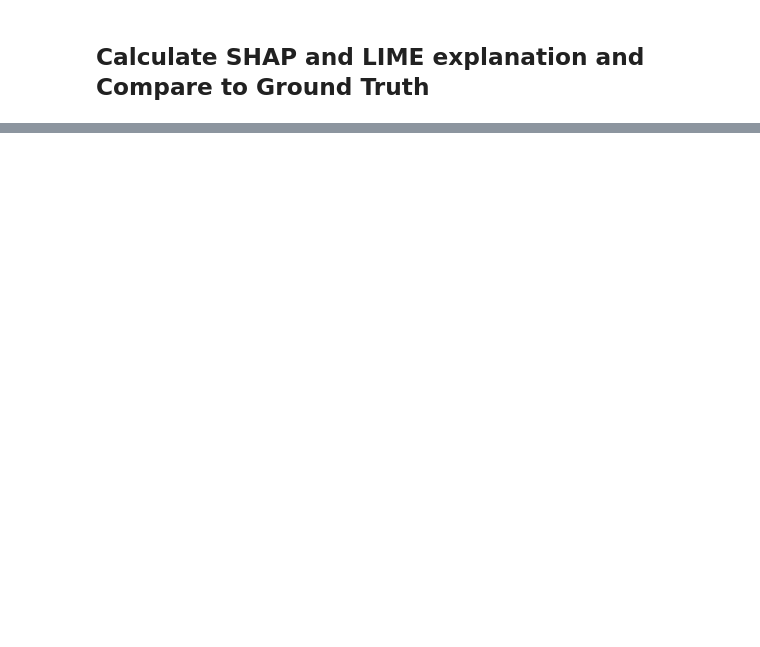
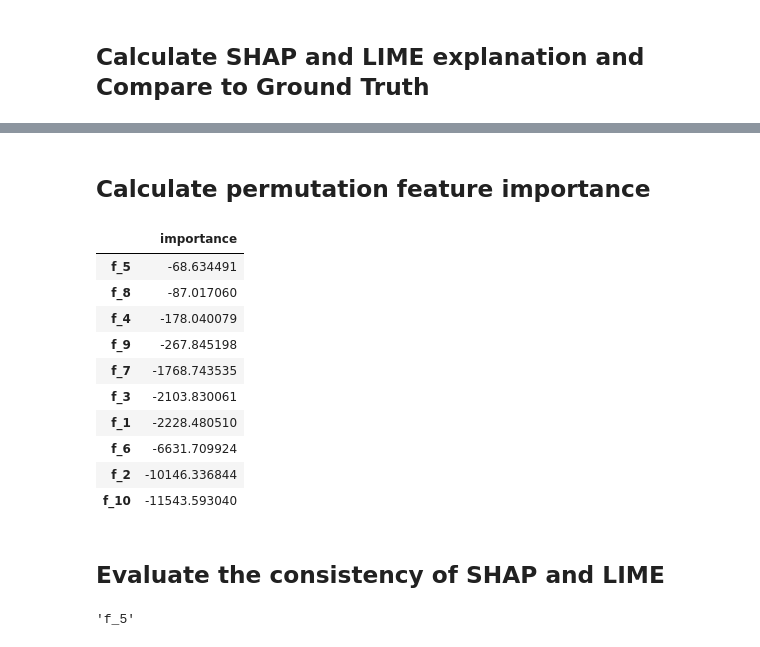
Before and after one commit to emunaran/xai-compare, a Jupyter notebook: explainer_comparison/comparison_tests/fluorescent_test.ipynb, the cells around one changed output, grey strips where cells are left out. Cells and saved outputs as stored; diff of their text form; code cells hidden in the pictures; blank space fills up the shorter version.

```diff
--- a/explainer_comparison/comparison_tests/fluorescent_test.ipynb
+++ b/explainer_comparison/comparison_tests/fluorescent_test.ipynb
@@ -77,0 +100,21 @@ plt.show()
+# %% [markdown]
+## Calculate permutation feature importance
+# %%
+feature_importances = permutation_feature_importance(model, X_test, y_test, metric='mse', random_state=42)
+
+feature_importances_df = pd.DataFrame.from_dict(feature_importances, orient='index', columns=['importance'])
+feature_importances_df = feature_importances_df.sort_values(by='importance', ascending=False)
+
+feature_importances_df
+# %% [output]
+|  | importance |
+| f_5 | -68.634491 |
+| f_8 | -87.017060 |
+| f_4 | -178.040079 |
+| f_9 | -267.845198 |
+| f_7 | -1768.743535 |
+| f_3 | -2103.830061 |
+| f_1 | -2228.480510 |
+| f_6 | -6631.709924 |
+| f_2 | -10146.336844 |
+| f_10 | -11543.593040 |
@@ -77,0 +153,2 @@ plt.show()
+# %% [markdown]
+## Evaluate the consistency of SHAP and LIME
@@ -77,0 +157,4 @@ plt.show()
+# %%
+results[0]['importance'].abs().idxmin()
+# %% [output]
+'f_5'
```
Also changed, not shown: parts of 11 cells of this notebook, 7 other files.
